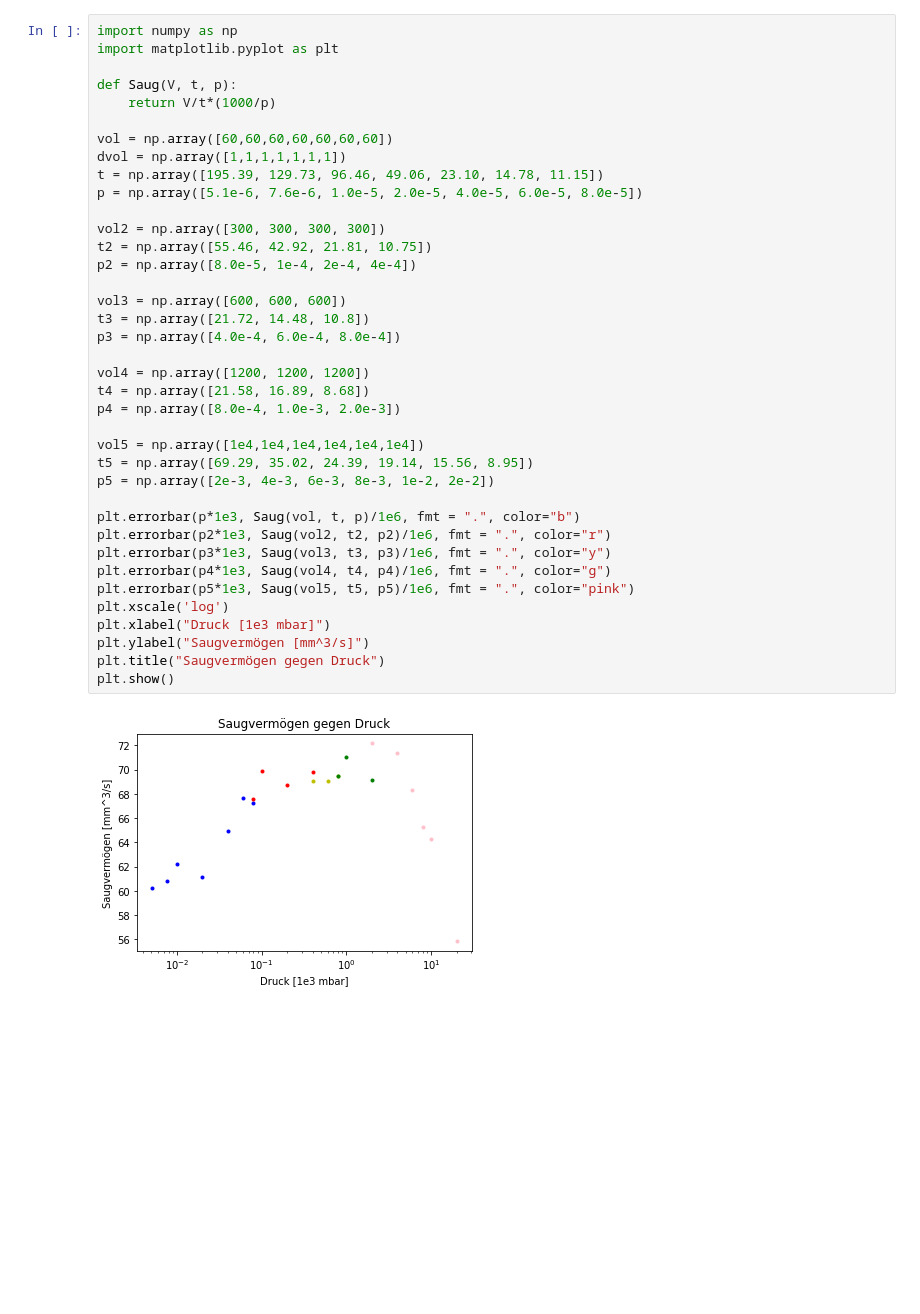
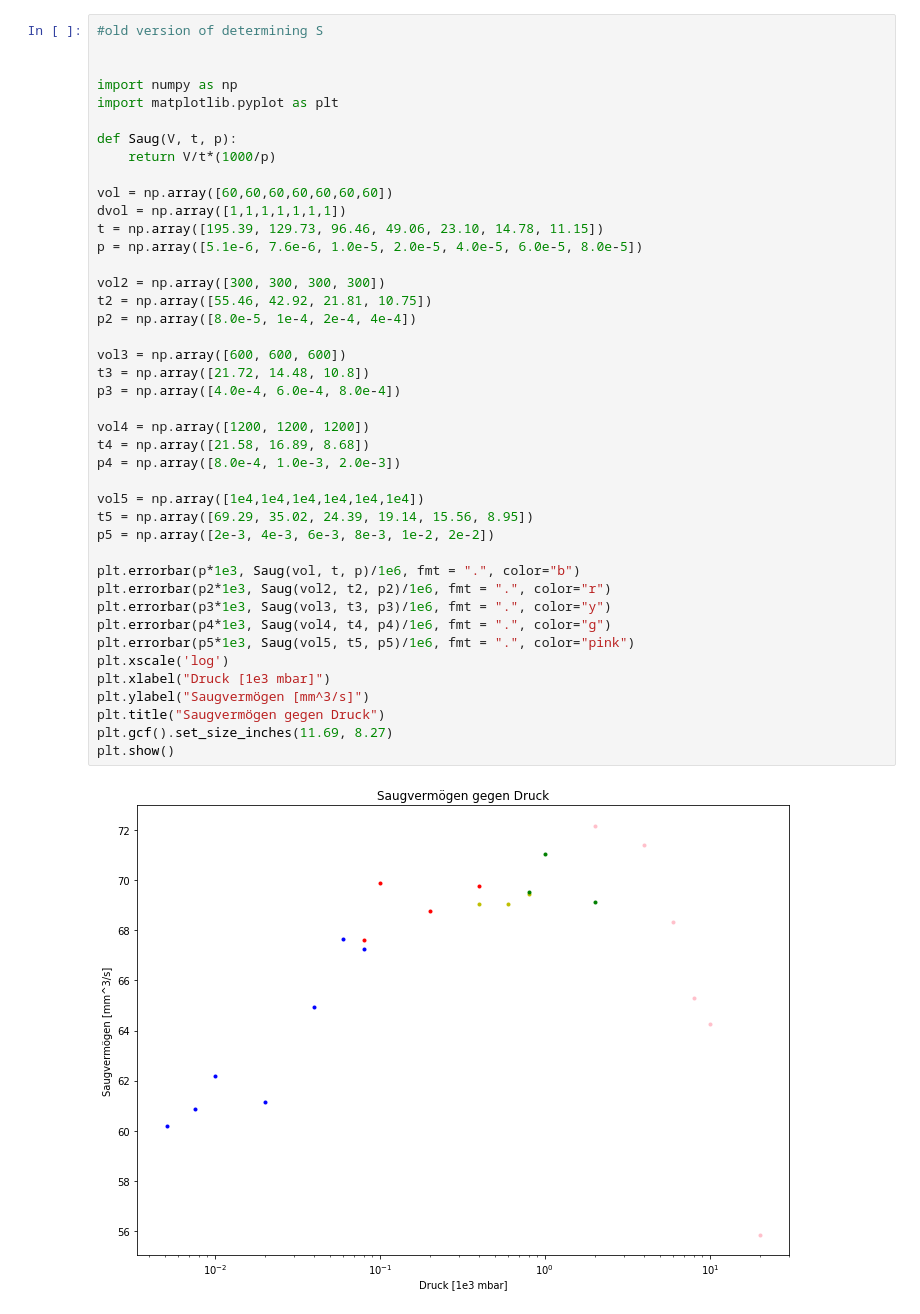
Before and after one commit to anananlyjlyj/physics-FP-Uni-HD, a Jupyter notebook: F70 Mechanik und Vakuum/FP Mechanik und Vakuum.ipynb, the cells around one changed output. Cells and saved outputs as stored; diff of their text form; blank space fills up the shorter version.

```diff
--- a/F70 Mechanik und Vakuum/FP Mechanik und Vakuum.ipynb
+++ b/F70 Mechanik und Vakuum/FP Mechanik und Vakuum.ipynb
@@ -1,4 +164,7 @@
 # %%
+#old version of determining S
+
+
 import numpy as np
 import matplotlib.pyplot as plt
 
@@ -10,31 +176,32 @@ dvol = np.array([1,1,1,1,1,1,1])
 t = np.array([195.39, 129.73, 96.46, 49.06, 23.10, 14.78, 11.15])
 p = np.array([5.1e-6, 7.6e-6, 1.0e-5, 2.0e-5, 4.0e-5, 6.0e-5, 8.0e-5])
 
 vol2 = np.array([300, 300, 300, 300])
 t2 = np.array([55.46, 42.92, 21.81, 10.75])
 p2 = np.array([8.0e-5, 1e-4, 2e-4, 4e-4])
 
 vol3 = np.array([600, 600, 600])
 t3 = np.array([21.72, 14.48, 10.8])
 p3 = np.array([4.0e-4, 6.0e-4, 8.0e-4])
 
 vol4 = np.array([1200, 1200, 1200])
 t4 = np.array([21.58, 16.89, 8.68])
 p4 = np.array([8.0e-4, 1.0e-3, 2.0e-3])
 
 vol5 = np.array([1e4,1e4,1e4,1e4,1e4,1e4])
 t5 = np.array([69.29, 35.02, 24.39, 19.14, 15.56, 8.95])
 p5 = np.array([2e-3, 4e-3, 6e-3, 8e-3, 1e-2, 2e-2])
 
 plt.errorbar(p*1e3, Saug(vol, t, p)/1e6, fmt = ".", color="b")
 plt.errorbar(p2*1e3, Saug(vol2, t2, p2)/1e6, fmt = ".", color="r")
 plt.errorbar(p3*1e3, Saug(vol3, t3, p3)/1e6, fmt = ".", color="y")
 plt.errorbar(p4*1e3, Saug(vol4, t4, p4)/1e6, fmt = ".", color="g")
 plt.errorbar(p5*1e3, Saug(vol5, t5, p5)/1e6, fmt = ".", color="pink")
 plt.xscale('log')
 plt.xlabel("Druck [1e3 mbar]")
 plt.ylabel("Saugvermögen [mm^3/s]")
 plt.title("Saugvermögen gegen Druck")
+plt.gcf().set_size_inches(11.69, 8.27)
 plt.show()
 # %% [output]
-[figure, old version]
+[figure, new version]
```
Also changed, not shown: parts of 9 cells of this notebook, 1 other file.
